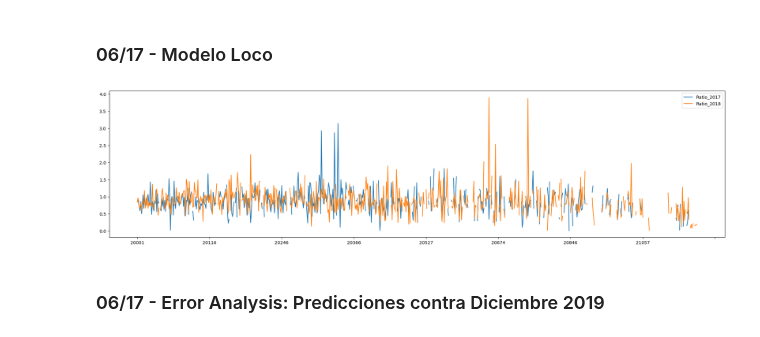
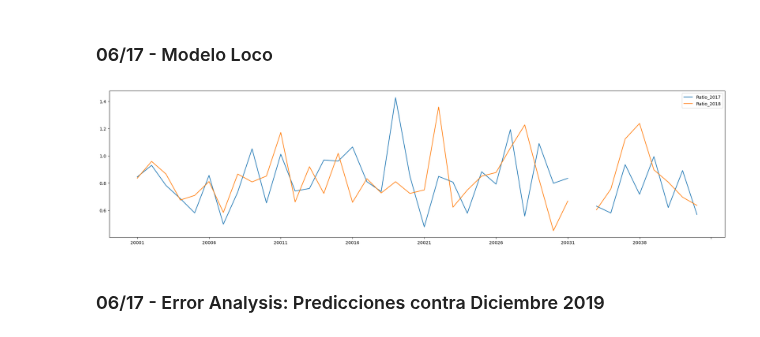
Before and after one commit to AndresMontesDeOca/Laboratorio3, a Jupyter notebook: Kaggle.ipynb, the cells around one changed output. Cells and saved outputs as stored; diff of their text form; code cells hidden in the pictures.

```diff
--- a/Kaggle.ipynb
+++ b/Kaggle.ipynb
@@ -984,23 +984,29 @@ plt.show()
 # %%
 # Relacion entre el promedio anual anterior, y el febrero siguiente
 data_2017_mean = pd.Series(data_grouped.loc['2017'].mean(axis=0), name='2017_mean')
 data_2018_mean = pd.Series(data_grouped.loc['2018'].mean(axis=0), name='2018_mean')
 data_2019_mean = pd.Series(data_grouped.loc['2019'].mean(axis=0), name='2019_mean')
 feb_2018 = pd.Series(data_grouped.loc['2018-02'].T.squeeze(), name='Feb_2018')
 feb_2019 = pd.Series(data_grouped.loc['2019-02'].T.squeeze(), name='Feb_2019')
 
 data = pd.concat([data_2017_mean, feb_2018, data_2018_mean, feb_2019, data_2019_mean], axis=1)
 
 # display(data.head())
 
+# Calculamos cuanto represetan las ventas de Febrero, con respecto al Mean de todo el ano anterior
 ratio_2017 = pd.Series(data['Feb_2018'] / data['2017_mean'], name='Ratio_2017')
 ratio_2018 = pd.Series(data['Feb_2019'] / data['2018_mean'], name='Ratio_2018')
+data_ratios = pd.concat([ratio_2017, ratio_2018], axis=1)
 
-data_ratios = pd.concat([ratio_2017, ratio_2018], axis=1)
-data_ratios.plot(figsize=(25, 6))
+# Nos enfocamos solo en los primeros 40 productos, los mas importantes
+data_ratios[:40].plot(figsize=(25, 6))
 plt.show()
+
+# Vemos el huevo del producto #32, ya que no tenemos ventas todos los meses
+# Vemos como son bastantes parecidas
+# Se ve que el producto 19 fue suplementado por el 22 en las ventas del 2018
 # %% [output]
-[figure, old version]
+[figure, new version]
 # %% [markdown]
 ### 06/17 - Error Analysis: Predicciones contra Diciembre 2019
 # %%
```
